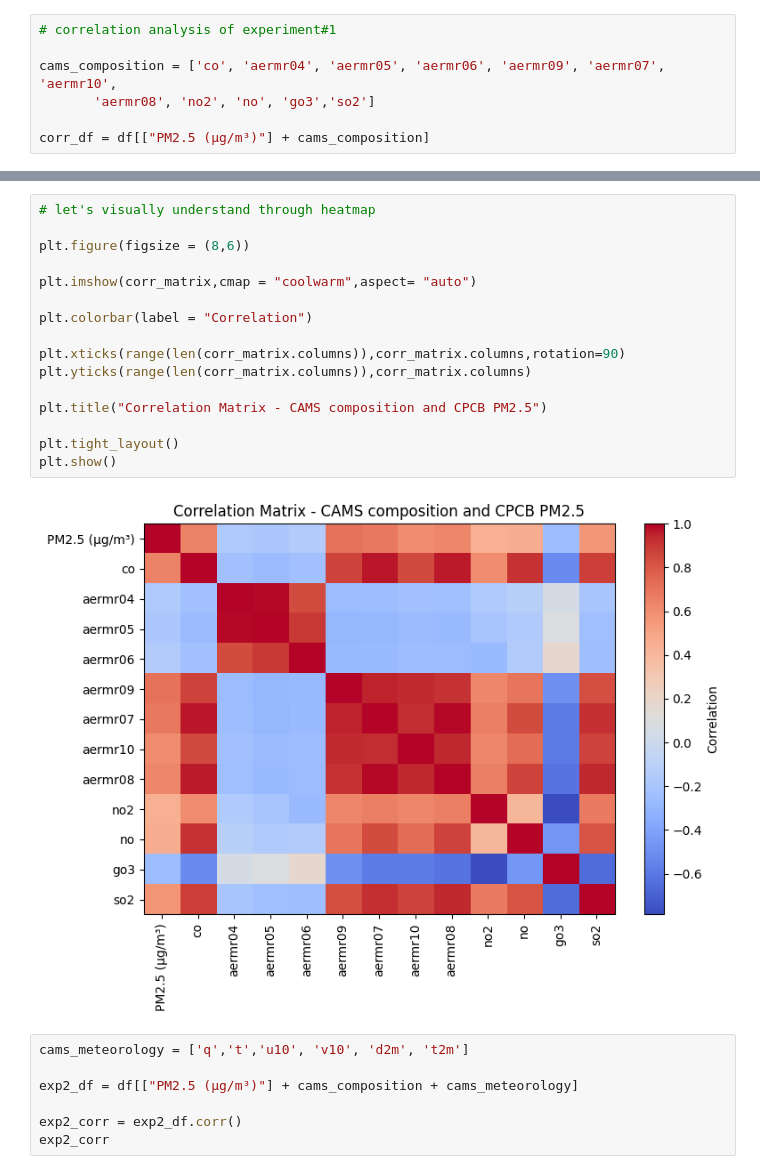
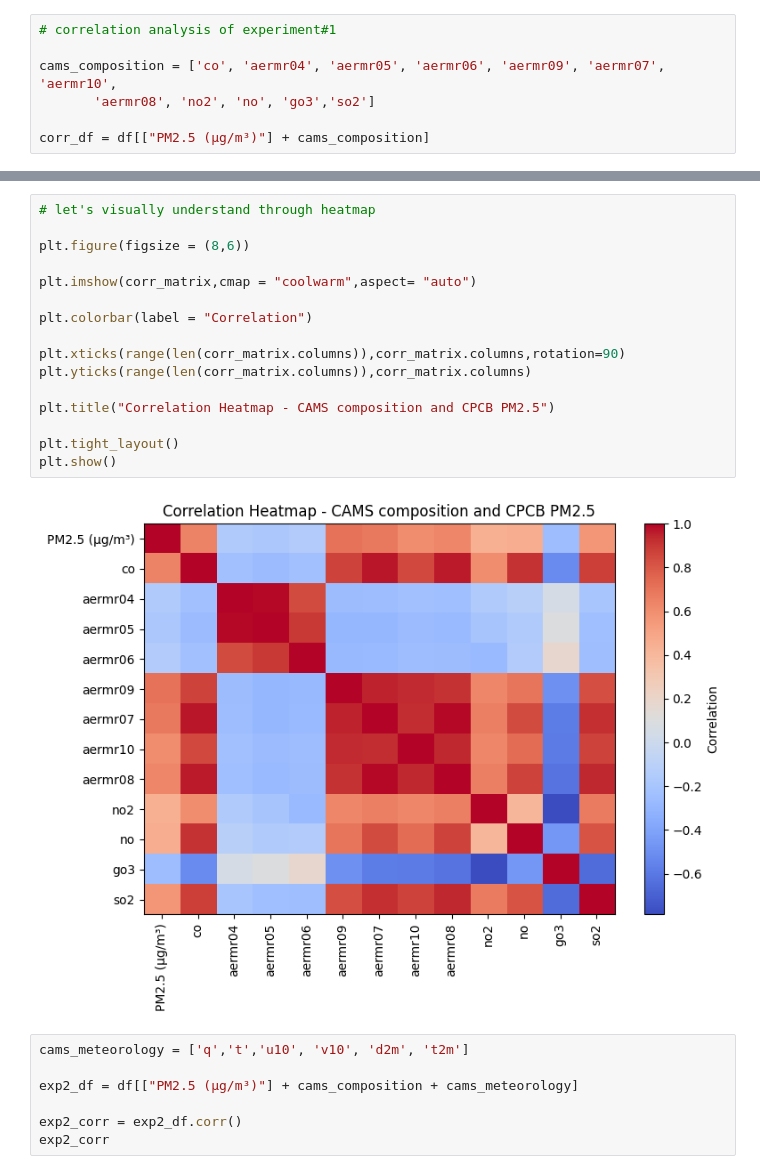
Before and after one commit to lubnashahanas07/PM25-Prediction-Using-Machine-Learning, a Jupyter notebook: preprocessing.ipynb, the cells around one changed output, grey strips where cells are left out. Drawn from its saved outputs; the diff is of its cells as text.

```diff
--- a/preprocessing.ipynb
+++ b/preprocessing.ipynb
@@ -177,21 +177,21 @@ corr_matrix
 # %%
 # let's visually understand through heatmap
 
 plt.figure(figsize = (8,6))
 
 plt.imshow(corr_matrix,cmap = "coolwarm",aspect= "auto")
 
 plt.colorbar(label = "Correlation")
 
 plt.xticks(range(len(corr_matrix.columns)),corr_matrix.columns,rotation=90)
 plt.yticks(range(len(corr_matrix.columns)),corr_matrix.columns)
 
-plt.title("Correlation Matrix - CAMS composition and CPCB PM2.5")
+plt.title("Correlation Heatmap - CAMS composition and CPCB PM2.5")
 
 plt.tight_layout()
 plt.show()
 # %% [output]
-[figure, old version]
+[figure, new version]
 # %%
 cams_meteorology = ['q','t','u10', 'v10', 'd2m', 't2m']
 
```
Also changed, not shown: parts of 5 cells of this notebook, 1 other file.
